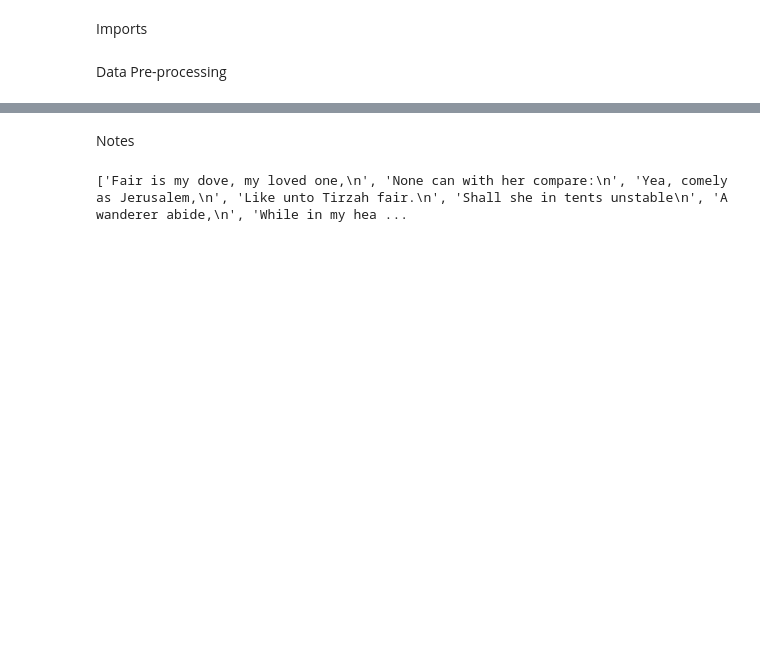
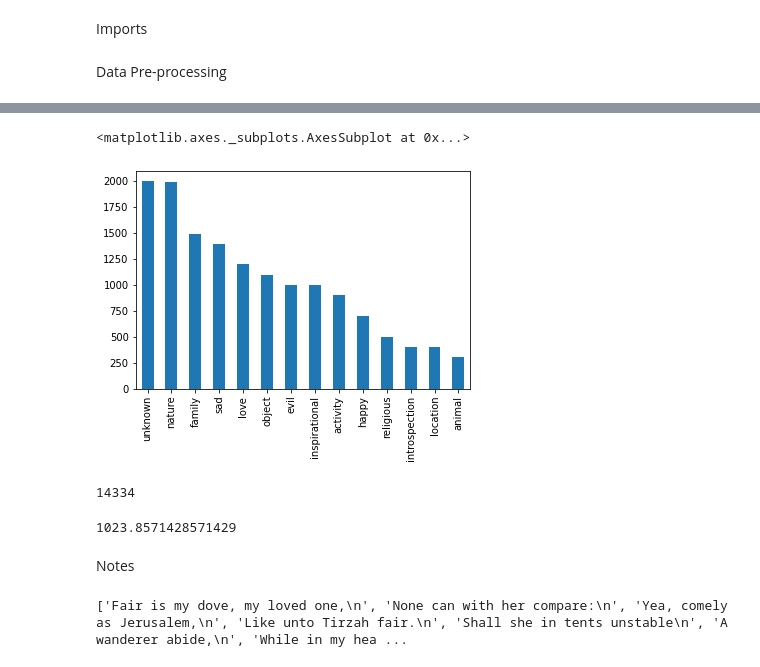
Before and after one commit to Thikkar/PoetryMood, a Jupyter notebook: MusicGenerator.ipynb, the cells around one changed output, grey strips where cells are left out. Drawn from its saved outputs; the diff is of its cells as text; code cells hidden in the pictures; blank space fills up the shorter version.

Commit message:
Histogram, replace labels

```diff
--- a/MusicGenerator.ipynb
+++ b/MusicGenerator.ipynb
@@ -298,3 +273,7 @@ categories_dictionary = {
 "work": "activity",
 "world": "nature",
 }
+# %%
+for idx,label in enumerate(poems_classifier_df.label):
+  poems_classifier_df.label[idx]=categories_dictionary[label]
+poems_classifier_df
@@ -300,0 +294,14 @@ categories_dictionary = {
+# %%
+import matplotlib.pyplot as plt
+fig, ax = plt.subplots()
+poems_classifier_df['label'].value_counts().plot(ax=ax, kind='bar')
+# %% [output]
+<matplotlib.axes._subplots.AxesSubplot at 0x...>
+[figure, added]
+# %%
+counts=[x for x in poems_classifier_df['label'].value_counts()]
+print(sum(counts))
+sum(counts)/len(counts)
+# %% [output]
+14334
+1023.8571428571429
```
Also changed, not shown: parts of 8 cells of this notebook.
